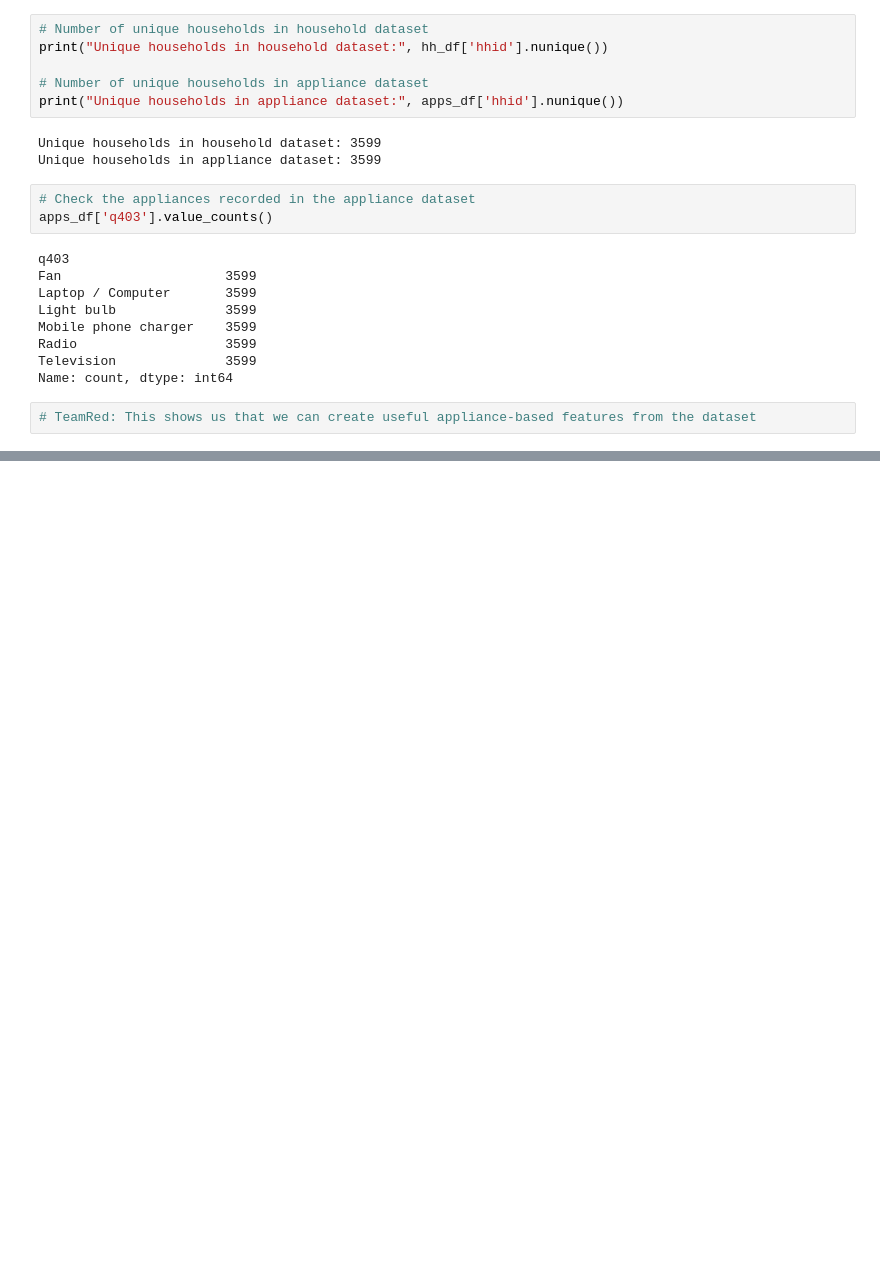
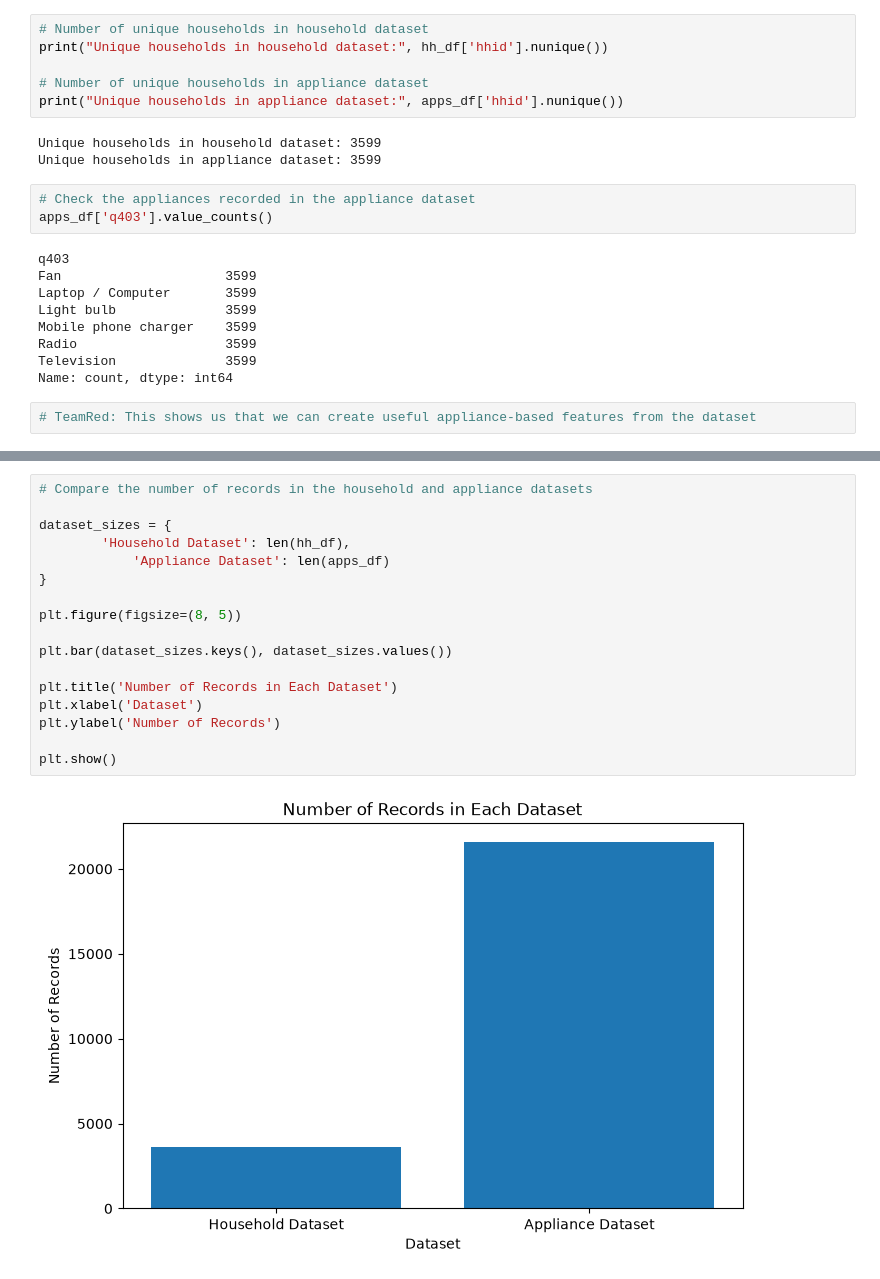
Before and after one commit to Paddyrey/TechCrush-Capstone-Group-11-Project, a Jupyter notebook: notebooks/Data_preparation.ipynb, the cells around one changed output, grey strips where cells are left out. Saved outputs shown, nothing was run; the diff lists cells and outputs as text; blank space fills up the shorter version.

```diff
--- a/notebooks/Data_preparation.ipynb
+++ b/notebooks/Data_preparation.ipynb
@@ -162,0 +228,19 @@ Data Visualization - Patrick
+# %%
+# Compare the number of records in the household and appliance datasets
+
+dataset_sizes = {
+        'Household Dataset': len(hh_df),
+            'Appliance Dataset': len(apps_df)
+}
+
+plt.figure(figsize=(8, 5))
+
+plt.bar(dataset_sizes.keys(), dataset_sizes.values())
+
+plt.title('Number of Records in Each Dataset')
+plt.xlabel('Dataset')
+plt.ylabel('Number of Records')
+
+plt.show()
+# %% [output]
+[figure, added]
```
Also changed, not shown: parts of 7 cells of this notebook.
